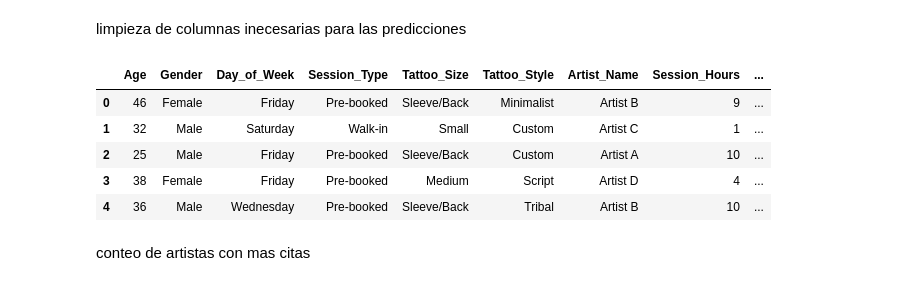
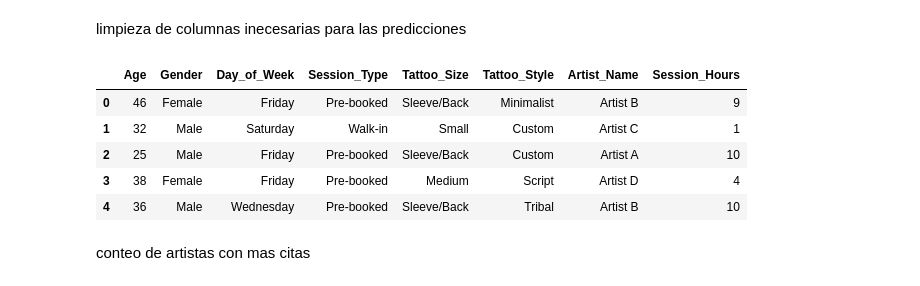
Before and after one commit to pauarsu/tattoo-studio-analysis, a Jupyter notebook: notebook/00_analisis_tattoo.ipynb, the cells around one changed output. Drawn from its saved outputs; the diff is of its cells as text; code cells hidden in the pictures.

```diff
--- a/notebook/00_analisis_tattoo.ipynb
+++ b/notebook/00_analisis_tattoo.ipynb
@@ -148,15 +148,15 @@ df_drop_cols.head()
 # %% [markdown]
 limpieza de columnas inecesarias para las predicciones
 # %%
-df = eliminar_columnas(df, ["Mobile_Number", "Additional_Services", "Payment_Mode", "Appointment_Date", "Final_Rate", "Total_Bill"])
+df = eliminar_columnas(df, ["Mobile_Number", "Additional_Services", "Payment_Mode", "Appointment_Date", "Final_Rate", "Total_Bill", "Customer_Satisfaction"])
 df.head()
 # %% [output]
-|  | Age | Gender | Day_of_Week | Session_Type | Tattoo_Size | Tattoo_Style | Artist_Name | Session_Hours | ... |
-| 0 | 46 | Female | Friday | Pre-booked | Sleeve/Back | Minimalist | Artist B | 9 | ... |
-| 1 | 32 | Male | Saturday | Walk-in | Small | Custom | Artist C | 1 | ... |
-| 2 | 25 | Male | Friday | Pre-booked | Sleeve/Back | Custom | Artist A | 10 | ... |
-| 3 | 38 | Female | Friday | Pre-booked | Medium | Script | Artist D | 4 | ... |
-| 4 | 36 | Male | Wednesday | Pre-booked | Sleeve/Back | Tribal | Artist B | 10 | ... |
+|  | Age | Gender | Day_of_Week | Session_Type | Tattoo_Size | Tattoo_Style | Artist_Name | Session_Hours |
+| 0 | 46 | Female | Friday | Pre-booked | Sleeve/Back | Minimalist | Artist B | 9 |
+| 1 | 32 | Male | Saturday | Walk-in | Small | Custom | Artist C | 1 |
+| 2 | 25 | Male | Friday | Pre-booked | Sleeve/Back | Custom | Artist A | 10 |
+| 3 | 38 | Female | Friday | Pre-booked | Medium | Script | Artist D | 4 |
+| 4 | 36 | Male | Wednesday | Pre-booked | Sleeve/Back | Tribal | Artist B | 10 |
 # %% [markdown]
 conteo de artistas con mas citas
 # %%
```
Also changed, not shown: parts of 1 cell of this notebook.
